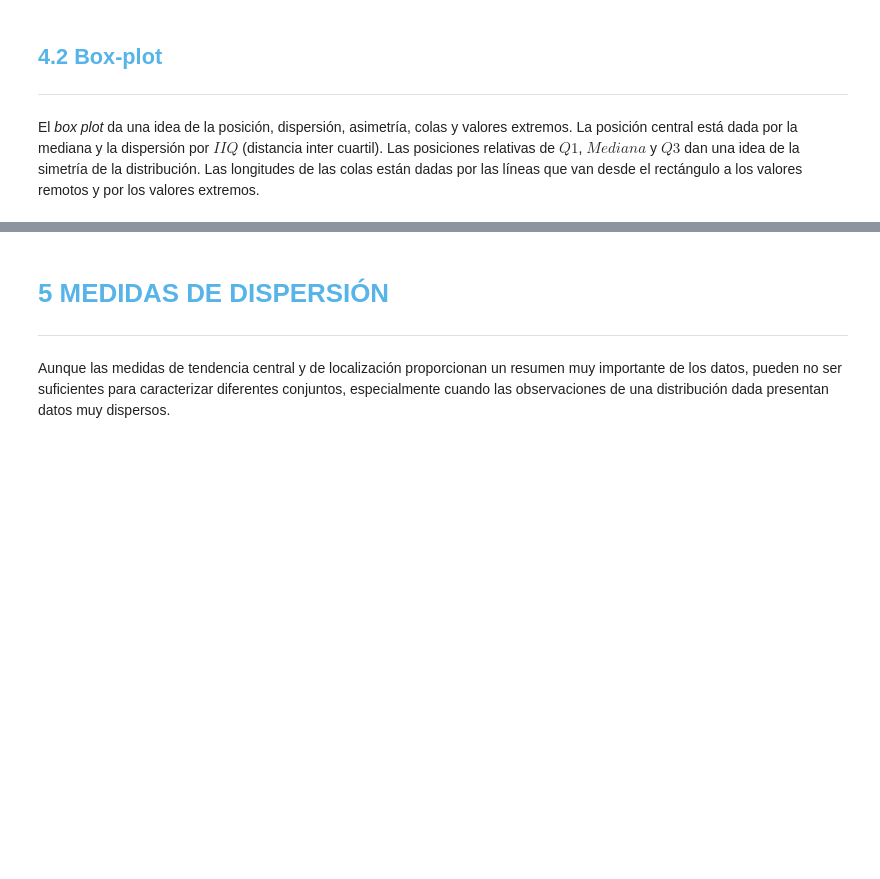
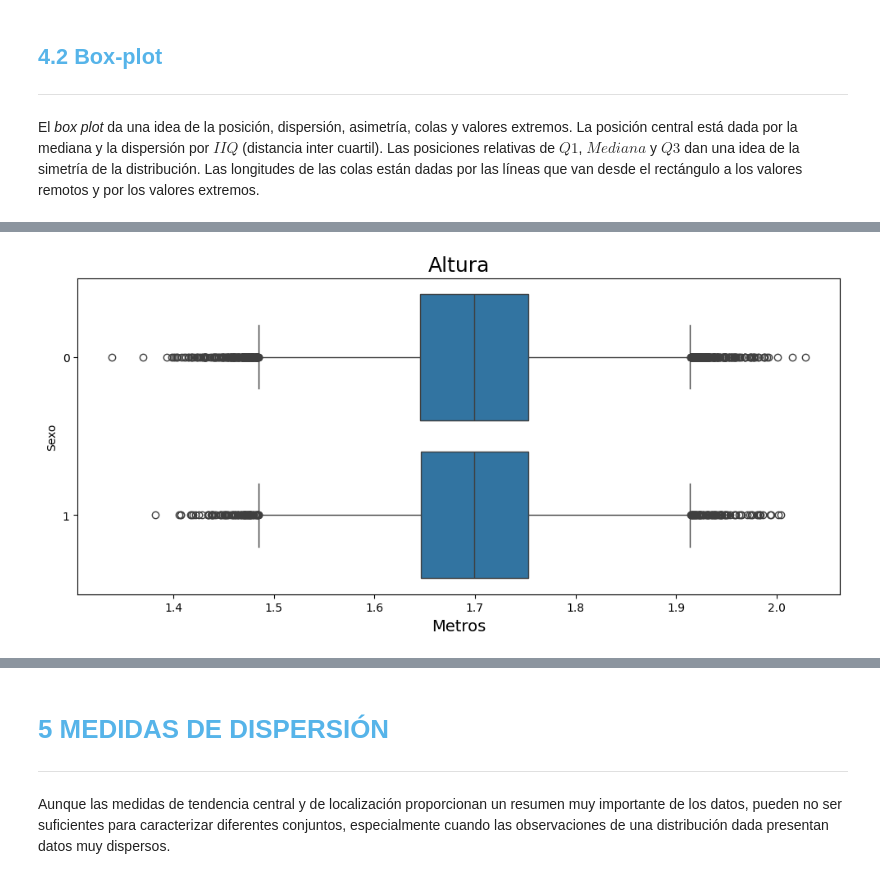
Before and after one commit to betorockers/DataScience_AluraLatam, a Jupyter notebook: 4-Estadisticas_y_Machine_Learning/1-Frecuencias_y_medidas/Curso_de_Estadística_con_Python_1.ipynb, the cells around one changed output, grey strips where cells are left out. Cells and saved outputs as stored; diff of their text form; code cells hidden in the pictures; blank space fills up the shorter version.

```diff
--- a/4-Estadisticas_y_Machine_Learning/1-Frecuencias_y_medidas/Curso_de_Estadística_con_Python_1.ipynb
+++ b/4-Estadisticas_y_Machine_Learning/1-Frecuencias_y_medidas/Curso_de_Estadística_con_Python_1.ipynb
@@ -989,0 +1103,12 @@ El *box plot* da una idea de la posición, dispersión, asimetría, colas y valo
+# %%
+# diferencias en la medicion de altura promedio entre ambos sexos de la poblacion censada
+
+ax = sns.boxplot(x = 'Altura', y = 'Sexo', data = datos, orient = 'h')
+
+ax.figure.set_size_inches(12, 5)
+ax.set_title('Altura', fontsize=18)
+ax.set_xlabel('Metros', fontsize=14)
+
+plt.show()
+# %% [output]
+[figure, added]
```
Also changed, not shown: parts of 15 cells of this notebook.
